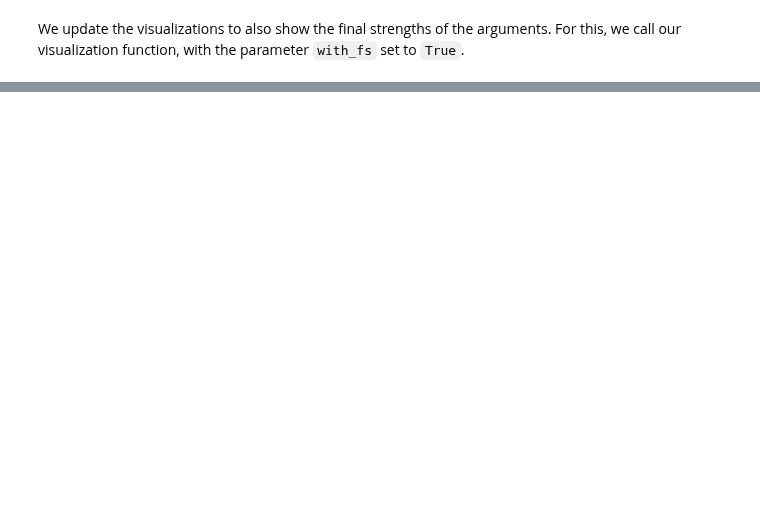
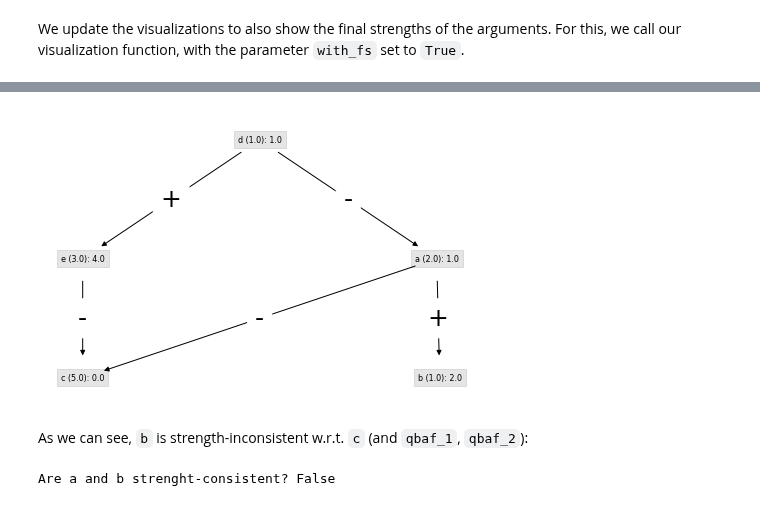
Before and after one commit to TimKam/Quantitative-Bipolar-Argumentation, a Jupyter notebook: examples.ipynb, the cells around one changed output, grey strips where cells are left out. Saved outputs shown, nothing was run; the diff lists cells and outputs as text; code cells hidden in the pictures; blank space fills up the shorter version.

```diff
--- a/examples.ipynb
+++ b/examples.ipynb
@@ -97,0 +122,10 @@ Given two argumentation frameworks and two arguments therein (so-called *topic a
+# %%
+visualize(qbaf_2, with_fs=True)
+# %% [output]
+[figure, added]
+# %% [markdown]
+As we can see, `b` is strength-inconsistent w.r.t. `c` (and `qbaf_1`, `qbaf_2`):
+# %%
+print(f'Are a and b strenght-consistent? {qbaf_1.are_strength_consistent(qbaf_2, "b", "c")}')
+# %% [output]
+Are a and b strenght-consistent? False
```
Also changed, not shown: parts of 9 cells of this notebook.
